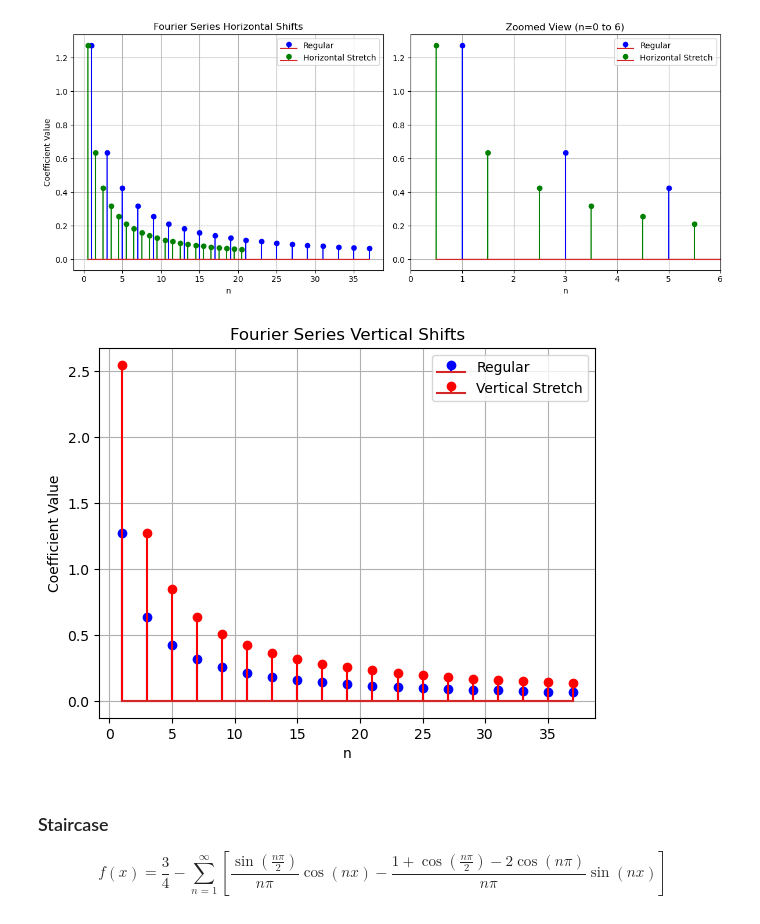
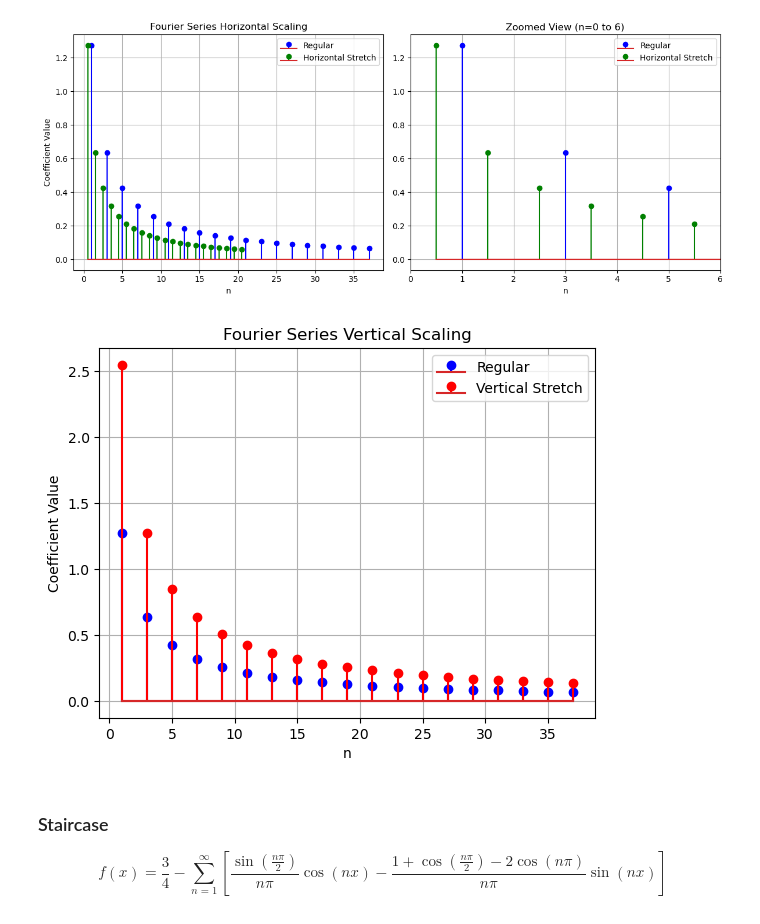
Before and after one commit to Shruti-Karandikar/fourier, a Jupyter notebook: fourier_series_expts.ipynb, the cells around one changed output. Drawn from its saved outputs; the diff is of its cells as text; code cells hidden in the pictures.

```diff
--- a/fourier_series_expts.ipynb
+++ b/fourier_series_expts.ipynb
@@ -331,24 +331,24 @@ plt.show()
 # %%
 bn_regular = [(4/(n*np.pi))for n in range(1, 20)]
 bn_vstretch = [(8/(n*np.pi))for n in range(1, 20)]
 bn_vshift2 = [0.5 + (2/(n*np.pi))for n in range(1, 22)]
 bn_compressed = [(2/(n*np.pi)) for n in range(1, 22)]
 
 
 plt.stem(x_index, bn_regular, linefmt='b-', markerfmt='bo', label='Regular')
 plt.stem(x_index, bn_vstretch, linefmt='r-', markerfmt='ro', label='Vertical Stretch')
 #plt.stem( bn_vshift2, linefmt='g-', markerfmt='go', label='Vertical Stretch')
 #plt.stem( bn_compressed, linefmt='m-', markerfmt='mo', label='Compressed')
 
 plt.legend()
 plt.xlabel('n')
 plt.ylabel('Coefficient Value')
-plt.title('Fourier Series Vertical Shifts')
+plt.title('Fourier Series Vertical Scaling')
 plt.grid(True)
 plt.savefig("vertical_stem_stretch.jpg")
 plt.show()
 # %% [output]
-[figure, old version]
+[figure, new version]
 # %% [markdown]
 ### Staircase
 
```
Also changed, not shown: parts of 2 cells of this notebook.
